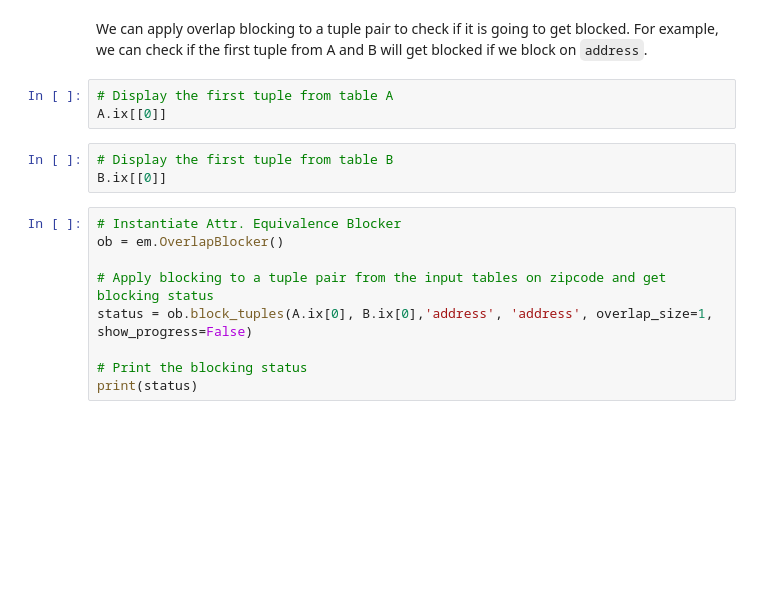
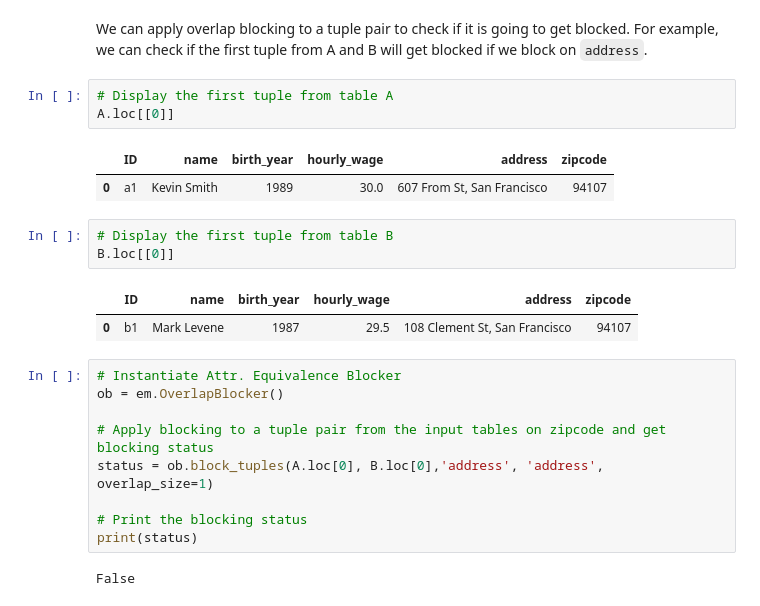
Before and after one commit to anhaidgroup/py_entitymatching, a Jupyter notebook: notebooks/guides/step_wise_em_guides/Performing Blocking Using Built-In Blockers (Overlap Blocker).ipynb, the cells around one changed output. Drawn from its saved outputs; the diff is of its cells as text; blank space fills up the shorter version.

Commit message:
[doc] Added examples of adding features and updated overlap blocker notebook

```diff
--- a/notebooks/guides/step_wise_em_guides/Performing Blocking Using Built-In Blockers (Overlap Blocker).ipynb
+++ b/notebooks/guides/step_wise_em_guides/Performing Blocking Using Built-In Blockers (Overlap Blocker).ipynb
@@ -153,16 +247,24 @@ C8 = ob.block_candset(C5, 'name', 'name', word_level=True, overlap_size=1, allow
 We can apply overlap blocking to a tuple pair to check if it is going to get blocked. For example, we can check if the first tuple from A and B will get blocked if we block on `address`.
 # %%
 # Display the first tuple from table A
-A.ix[[0]]
+A.loc[[0]]
+# %% [output]
+|  | ID | name | birth_year | hourly_wage | address | zipcode |
+| 0 | a1 | Kevin Smith | 1989 | 30.0 | 607 From St, San Francisco | 94107 |
 # %%
 # Display the first tuple from table B
-B.ix[[0]]
+B.loc[[0]]
+# %% [output]
+|  | ID | name | birth_year | hourly_wage | address | zipcode |
+| 0 | b1 | Mark Levene | 1987 | 29.5 | 108 Clement St, San Francisco | 94107 |
 # %%
 # Instantiate Attr. Equivalence Blocker
 ob = em.OverlapBlocker()
 
 # Apply blocking to a tuple pair from the input tables on zipcode and get blocking status
-status = ob.block_tuples(A.ix[0], B.ix[0],'address', 'address', overlap_size=1, show_progress=False)
+status = ob.block_tuples(A.loc[0], B.loc[0],'address', 'address', overlap_size=1)
 
 # Print the blocking status
 print(status)
+# %% [output]
+False
```
Also changed, not shown: parts of 13 cells of this notebook, 1 other file.
